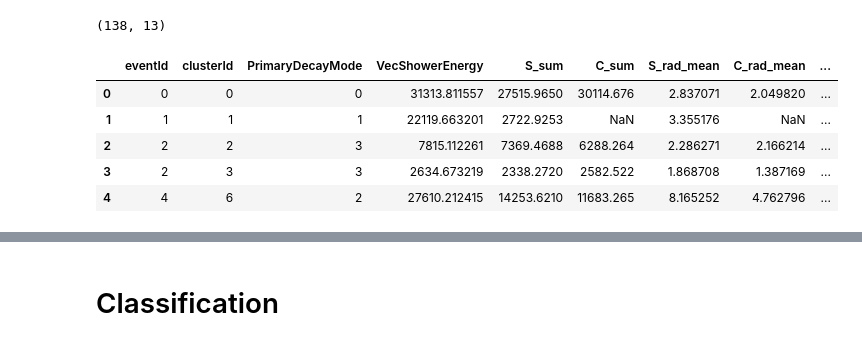
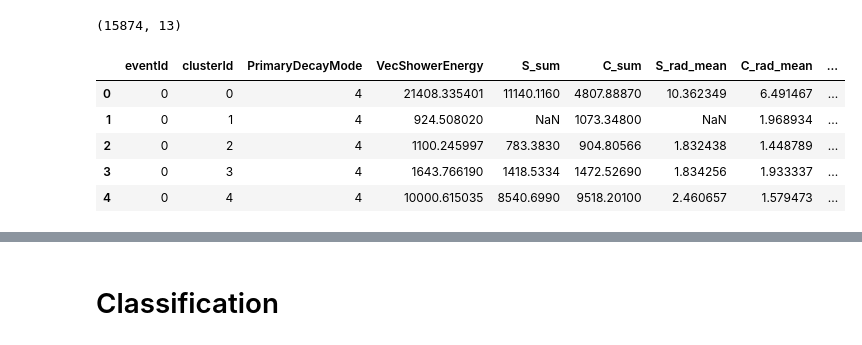
Before and after one commit to mollyhjorthjensen/DREAM, a Jupyter notebook: Analysis/machinelearning.ipynb, the cells around one changed output, grey strips where cells are left out. Saved outputs shown, nothing was run; the diff lists cells and outputs as text; code cells hidden in the pictures.

```diff
--- a/Analysis/machinelearning.ipynb
+++ b/Analysis/machinelearning.ipynb
@@ -8,15 +8,16 @@ from sklearn.metrics import accuracy_score
 import matplotlib.pyplot as plt
 import lightgbm as lgb
 # %%
-DATA_DIR = '/home/jupyter/DREAM'
+DATA_DIR = '/groups/hep/mojen/repositories/DREAM/Run/final_run/tauolaevts/10000'
+# DATA_DIR = '/home/jupyter/DREAM'
 df = pd.read_csv(os.path.join(DATA_DIR, 'data.csv'))
 print(df.shape)
 df.head()
 # %% [output]
-(138, 13)
+(15874, 13)
 |  | eventId | clusterId | PrimaryDecayMode | VecShowerEnergy | S_sum | C_sum | S_rad_mean | C_rad_mean | ... |
-| 0 | 0 | 0 | 0 | 31313.811557 | 27515.9650 | 30114.676 | 2.837071 | 2.049820 | ... |
-| 1 | 1 | 1 | 1 | 22119.663201 | 2722.9253 | NaN | 3.355176 | NaN | ... |
-| 2 | 2 | 2 | 3 | 7815.112261 | 7369.4688 | 6288.264 | 2.286271 | 2.166214 | ... |
-| 3 | 2 | 3 | 3 | 2634.673219 | 2338.2720 | 2582.522 | 1.868708 | 1.387169 | ... |
-| 4 | 4 | 6 | 2 | 27610.212415 | 14253.6210 | 11683.265 | 8.165252 | 4.762796 | ... |
+| 0 | 0 | 0 | 4 | 21408.335401 | 11140.1160 | 4807.88870 | 10.362349 | 6.491467 | ... |
+| 1 | 0 | 1 | 4 | 924.508020 | NaN | 1073.34800 | NaN | 1.968934 | ... |
+| 2 | 0 | 2 | 4 | 1100.245997 | 783.3830 | 904.80566 | 1.832438 | 1.448789 | ... |
+| 3 | 0 | 3 | 4 | 1643.766190 | 1418.5334 | 1472.52690 | 1.834256 | 1.933337 | ... |
+| 4 | 0 | 4 | 4 | 10000.615035 | 8540.6990 | 9518.20100 | 2.460657 | 1.579473 | ... |
```
Also changed, not shown: parts of 44 cells of this notebook.
